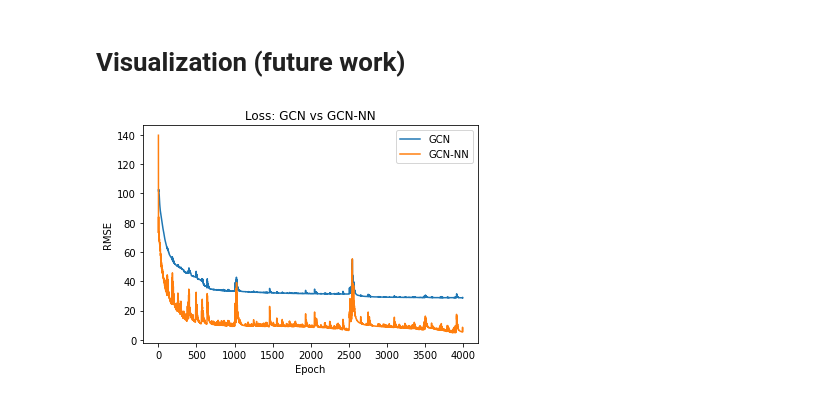
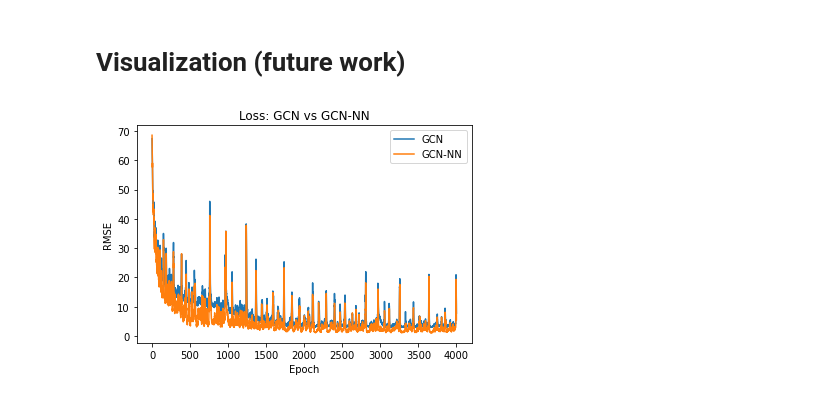
Before and after one commit to carlosmatherson/PolymerGCN, a Jupyter notebook: TgGCN.ipynb, the cells around one changed output. Drawn from its saved outputs; the diff is of its cells as text; code cells hidden in the pictures.

```diff
--- a/TgGCN.ipynb
+++ b/TgGCN.ipynb
@@ -186,8 +203,8 @@ Hyperparameters
 # %%
 learning_rate = 1e-3                # Learning rate
 epochs = 4000                          # Number of training epochs, 4000
-batch_size = data.n_graphs          # Batch size
-train_split = 0.6                   # split %
+batch_size = 15           # Batch size
+train_split = 0.8                   # split %
 optimizer = Adam(learning_rate)     # Optimizer
 metrics = [RootMeanSquaredError()]  # metric
 loss = 'mse'                        # Loss function
@@ -209,19 +226,22 @@ class myGCN(Model):
 
     def __init__(self):
       super().__init__()
-      self.conv1 = GCNConv(100, activation="relu")    # 6 convolutional layers
-      self.conv2 = GCNConv(100, activation="relu")
-      self.conv3 = GCNConv(100, activation="relu")
+      # GCN+LR
+      self.conv1 = GCNConv(100, activation="relu")  # 6 convolutional layers
+      self.conv2 = GCNConv(100, activation="relu")  # 100 nodes per
+      self.conv3 = GCNConv(100, activation="relu")  # inputs are zero-padded
       self.conv4 = GCNConv(100, activation="relu")
       self.conv5 = GCNConv(100, activation="relu")
       self.conv6 = GCNConv(100, activation="relu")
-      self.global_pool = GlobalSumPool()              # global sum
+      self.global_pool = GlobalSumPool()            # "graph embedding"
+      self.dense1 = Dense(data.n_labels)            # GCN lin. regression out
+      # GCN+NN
       self.mlp1 = Dense(units=300, activation="relu") # 2 hidden layers
-      self.mlp2 = Dense(units=300, activation="relu")
-      self.dense = Dense(data.n_labels)               # output
+      self.mlp2 = Dense(units=300, activation="relu") # 300 nodes per
+      self.dense2 = Dense(data.n_labels)              # output
 
     def call(self, inputs):
-      global x, a, gcn_out, nn_out
+      global gcn_out, nn_out
       x, a = inputs[0], inputs[1]
       x = self.conv1([x, a])
       x = self.conv2([x, a])
@@ -230,10 +250,10 @@ class myGCN(Model):
       x = self.conv5([x, a])
       x = self.conv6([x, a])
       x = self.global_pool(x)
-      gcn_out = self.dense(x)
+      gcn_out = self.dense1(x)
       x = self.mlp1(x)
       x = self.mlp2(x)
-      nn_out = self.dense(x)
+      nn_out = self.dense2(x)
 
       return gcn_out, nn_out # return loss and metric for GCN and NN layers
 
@@ -245,8 +265,8 @@ model.compile(optimizer=optimizer, metrics=metrics, loss=loss, run_eagerly=True)
 # %% [markdown]
 Load training data as batch (zero-padded with masking) and train the model
 # %%
-loader_tr = BatchLoader(dataset_tr, batch_size=batch_size, mask=True)
-history = model.fit(loader_tr.load(), steps_per_epoch=loader_tr.steps_per_epoch, epochs=epochs)
+loader_tr = BatchLoader(dataset_tr, batch_size=batch_size, mask=True, shuffle=True, node_level=False)
+results = model.fit(loader_tr.load(), steps_per_epoch=loader_tr.steps_per_epoch, epochs=epochs)
 # %% [markdown]
 Load testing data as batch (zero-padded with masking) and evaluate the model
 # %%
@@ -263,13 +283,13 @@ Done. Test loss:        MSE               GCN MSE        NN MSE          GCN RMS
 # Visualization (future work)
 # %%
 fig, ax = plt.subplots()
-plt.plot(history.history['output_1_root_mean_squared_error'], label="GCN")
-plt.plot(history.history['output_2_root_mean_squared_error'], label="GCN-NN")
+plt.plot(results.history['output_1_root_mean_squared_error'], label="GCN")
+plt.plot(results.history['output_2_root_mean_squared_error'], label="GCN-NN")
 plt.title("Loss: GCN vs GCN-NN")
 plt.xlabel("Epoch")
 plt.ylabel("RMSE")
 ax.legend()
 plt.show()
 # %% [output]
-[figure, old version]
+[figure, new version]
 # %%
```
Also changed, not shown: parts of 4 cells of this notebook.
